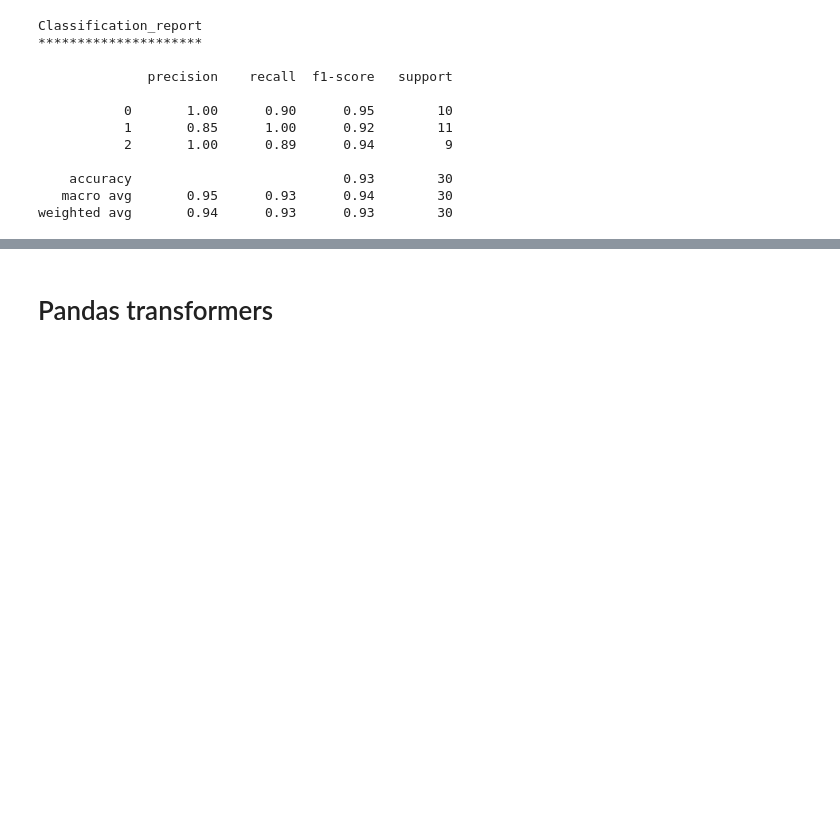
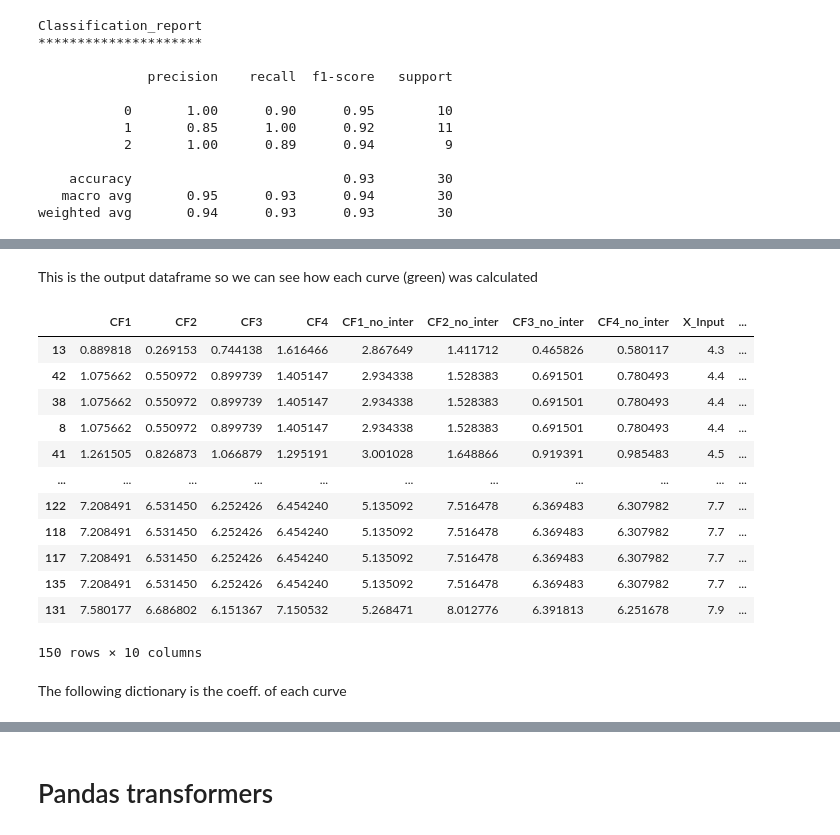
Before and after one commit to galmerom/Data-Science-Tools, a Jupyter notebook: DataScienceToolsExample.ipynb, the cells around one changed output, grey strips where cells are left out. Saved outputs shown, nothing was run; the diff lists cells and outputs as text; code cells hidden in the pictures; blank space fills up the shorter version.

```diff
--- a/DataScienceToolsExample.ipynb
+++ b/DataScienceToolsExample.ipynb
@@ -411,0 +532,20 @@ weighted avg       0.94      0.93      0.93        30
+# %% [markdown]
+This is the output dataframe so we can see how each curve (green) was calculated
+# %%
+curves
+# %% [output]
+|  | CF1 | CF2 | CF3 | CF4 | CF1_no_inter | CF2_no_inter | CF3_no_inter | CF4_no_inter | X_Input | ... |
+| 13 | 0.889818 | 0.269153 | 0.744138 | 1.616466 | 2.867649 | 1.411712 | 0.465826 | 0.580117 | 4.3 | ... |
+| 42 | 1.075662 | 0.550972 | 0.899739 | 1.405147 | 2.934338 | 1.528383 | 0.691501 | 0.780493 | 4.4 | ... |
+| 38 | 1.075662 | 0.550972 | 0.899739 | 1.405147 | 2.934338 | 1.528383 | 0.691501 | 0.780493 | 4.4 | ... |
+| 8 | 1.075662 | 0.550972 | 0.899739 | 1.405147 | 2.934338 | 1.528383 | 0.691501 | 0.780493 | 4.4 | ... |
+| 41 | 1.261505 | 0.826873 | 1.066879 | 1.295191 | 3.001028 | 1.648866 | 0.919391 | 0.985483 | 4.5 | ... |
+| ... | ... | ... | ... | ... | ... | ... | ... | ... | ... | ... |
+| 122 | 7.208491 | 6.531450 | 6.252426 | 6.454240 | 5.135092 | 7.516478 | 6.369483 | 6.307982 | 7.7 | ... |
+| 118 | 7.208491 | 6.531450 | 6.252426 | 6.454240 | 5.135092 | 7.516478 | 6.369483 | 6.307982 | 7.7 | ... |
+| 117 | 7.208491 | 6.531450 | 6.252426 | 6.454240 | 5.135092 | 7.516478 | 6.369483 | 6.307982 | 7.7 | ... |
+| 135 | 7.208491 | 6.531450 | 6.252426 | 6.454240 | 5.135092 | 7.516478 | 6.369483 | 6.307982 | 7.7 | ... |
+| 131 | 7.580177 | 6.686802 | 6.151367 | 7.150532 | 5.268471 | 8.012776 | 6.391813 | 6.251678 | 7.9 | ... |
+150 rows × 10 columns
+# %% [markdown]
+The following dictionary is the coeff. of each curve
```
Also changed, not shown: parts of 17 cells of this notebook.
